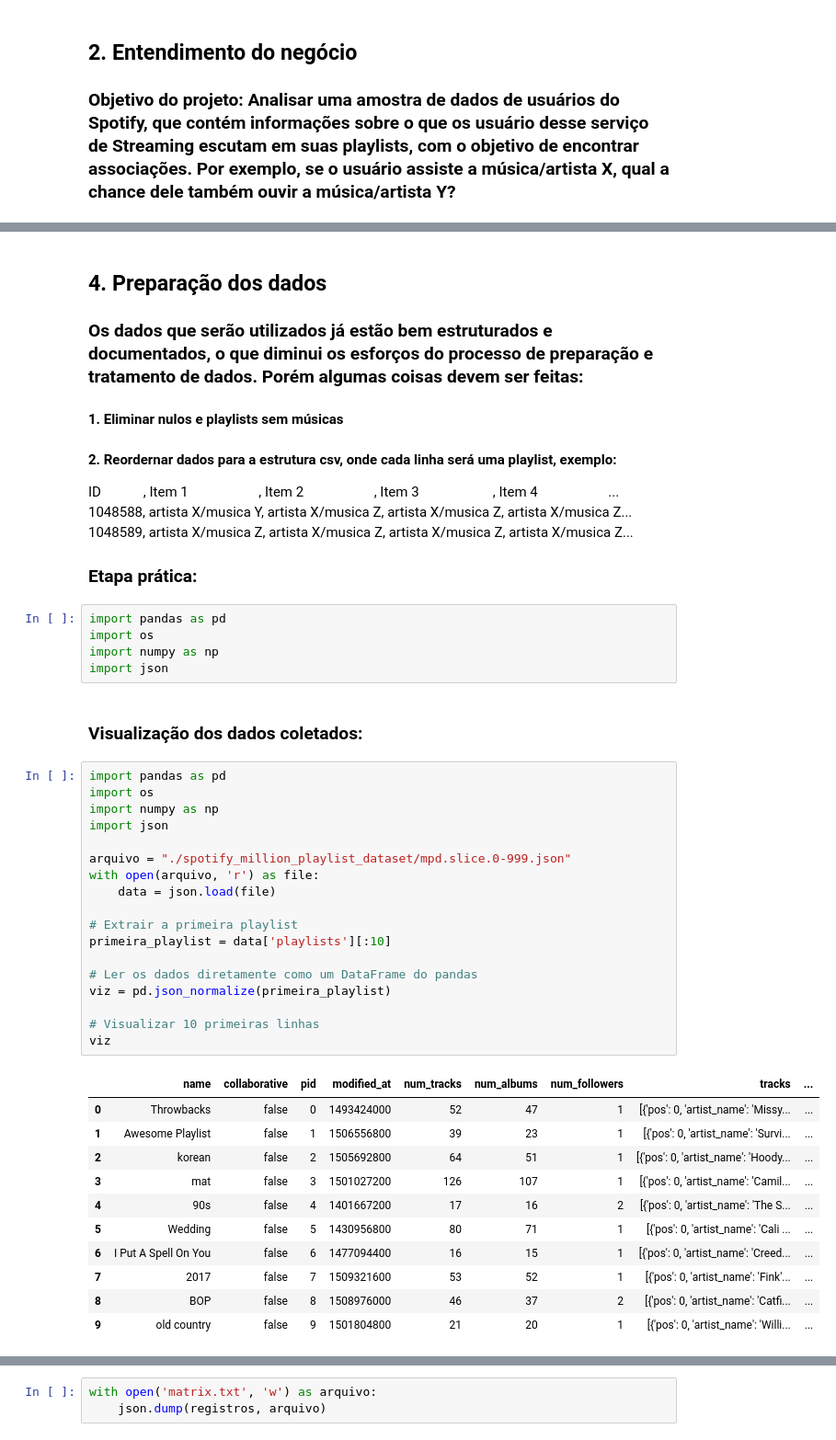
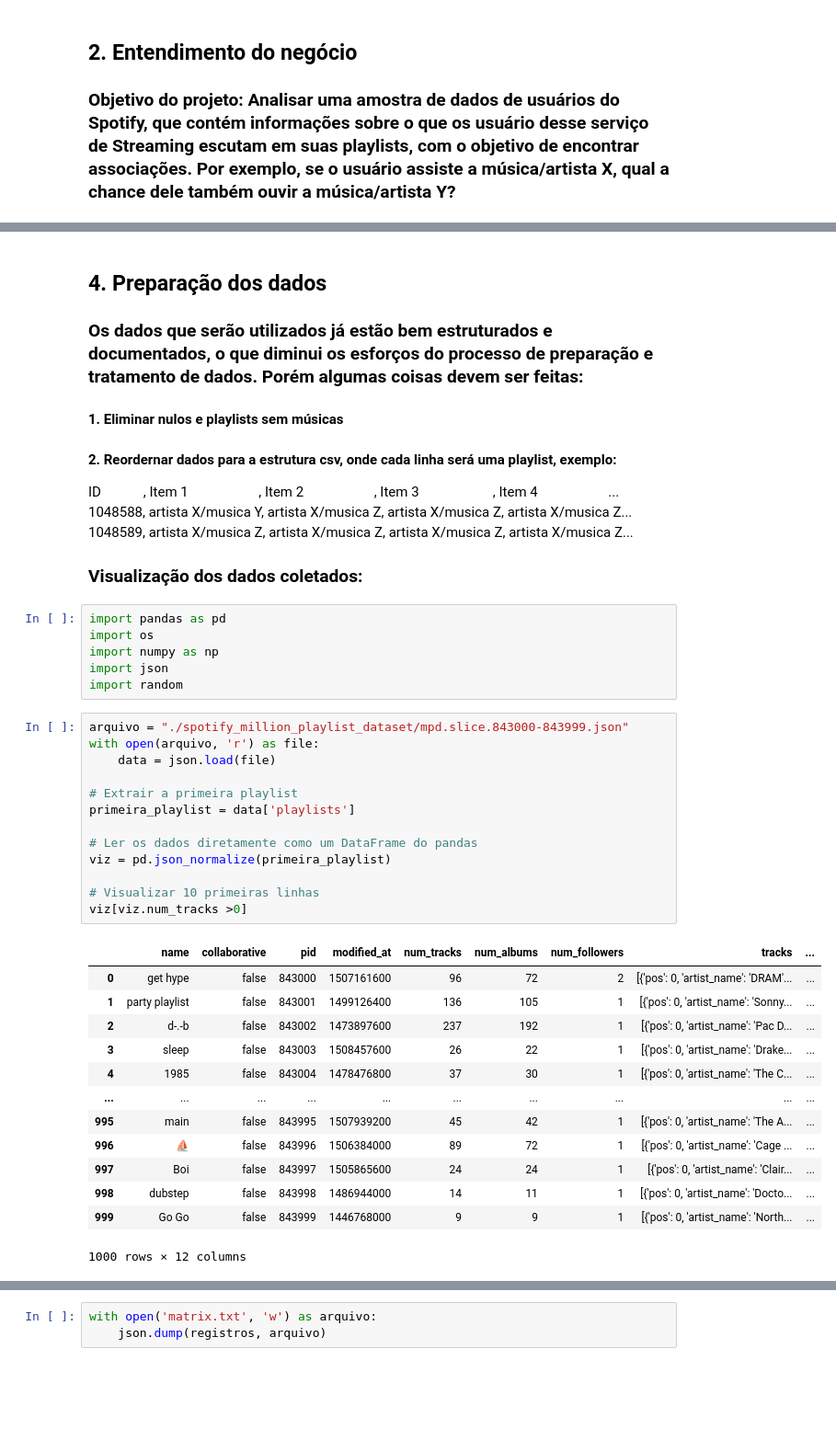
Before and after one commit to PedroCozzati/Data_Mining_Association_Spotify, a Jupyter notebook: AssociacaoSpotify.ipynb, the cells around one changed output, grey strips where cells are left out. Shown at 92% size. Drawn from its saved outputs; the diff is of its cells as text; blank space fills up the shorter version.

```diff
--- a/AssociacaoSpotify.ipynb
+++ b/AssociacaoSpotify.ipynb
@@ -162,41 +162,37 @@ ID&emsp;&emsp;&emsp;, Item 1&emsp;&emsp;&emsp;&emsp;&emsp;, Item 2&emsp;&emsp;&e
 1048588, artista X/musica Y, artista X/musica Z, artista X/musica Z, artista X/musica Z... <br>
 1048589, artista X/musica Z, artista X/musica Z, artista X/musica Z, artista X/musica Z... <br>
 
-### Etapa prática:
+### Visualização dos dados coletados:
 # %%
 import pandas as pd
 import os
 import numpy as np
 import json
+import random
-# %% [markdown]
-### Visualização dos dados coletados:
-# %%
-import pandas as pd
-import os
-import numpy as np
-import json
-
-arquivo = "./spotify_million_playlist_dataset/mpd.slice.0-999.json"
-with open(arquivo, 'r') as file:
-    data = json.load(file)
-
-# Extrair a primeira playlist
-primeira_playlist = data['playlists'][:10]
-
-# Ler os dados diretamente como um DataFrame do pandas
-viz = pd.json_normalize(primeira_playlist)
-
-# Visualizar 10 primeiras linhas
-viz
-# %% [output]
-|  | name | collaborative | pid | modified_at | num_tracks | num_albums | num_followers | tracks | ... |
-| 0 | Throwbacks | false | 0 | 1493424000 | 52 | 47 | 1 | [{'pos': 0, 'artist_name': 'Missy... | ... |
-| 1 | Awesome Playlist | false | 1 | 1506556800 | 39 | 23 | 1 | [{'pos': 0, 'artist_name': 'Survi... | ... |
-| 2 | korean | false | 2 | 1505692800 | 64 | 51 | 1 | [{'pos': 0, 'artist_name': 'Hoody... | ... |
-| 3 | mat | false | 3 | 1501027200 | 126 | 107 | 1 | [{'pos': 0, 'artist_name': 'Camil... | ... |
-| 4 | 90s | false | 4 | 1401667200 | 17 | 16 | 2 | [{'pos': 0, 'artist_name': 'The S... | ... |
-| 5 | Wedding | false | 5 | 1430956800 | 80 | 71 | 1 | [{'pos': 0, 'artist_name': 'Cali ... | ... |
-| 6 | I Put A Spell On You | false | 6 | 1477094400 | 16 | 15 | 1 | [{'pos': 0, 'artist_name': 'Creed... | ... |
-| 7 | 2017 | false | 7 | 1509321600 | 53 | 52 | 1 | [{'pos': 0, 'artist_name': 'Fink'... | ... |
-| 8 | BOP | false | 8 | 1508976000 | 46 | 37 | 2 | [{'pos': 0, 'artist_name': 'Catfi... | ... |
-| 9 | old country | false | 9 | 1501804800 | 21 | 20 | 1 | [{'pos': 0, 'artist_name': 'Willi... | ... |
+# %%
+arquivo = "./spotify_million_playlist_dataset/mpd.slice.843000-843999.json"
+with open(arquivo, 'r') as file:
+    data = json.load(file)
+
+# Extrair a primeira playlist
+primeira_playlist = data['playlists']
+
+# Ler os dados diretamente como um DataFrame do pandas
+viz = pd.json_normalize(primeira_playlist)
+
+# Visualizar 10 primeiras linhas
+viz[viz.num_tracks >0]
+# %% [output]
+|  | name | collaborative | pid | modified_at | num_tracks | num_albums | num_followers | tracks | ... |
+| 0 | get hype | false | 843000 | 1507161600 | 96 | 72 | 2 | [{'pos': 0, 'artist_name': 'DRAM'... | ... |
+| 1 | party playlist | false | 843001 | 1499126400 | 136 | 105 | 1 | [{'pos': 0, 'artist_name': 'Sonny... | ... |
+| 2 | d-.-b | false | 843002 | 1473897600 | 237 | 192 | 1 | [{'pos': 0, 'artist_name': 'Pac D... | ... |
+| 3 | sleep | false | 843003 | 1508457600 | 26 | 22 | 1 | [{'pos': 0, 'artist_name': 'Drake... | ... |
+| 4 | 1985 | false | 843004 | 1478476800 | 37 | 30 | 1 | [{'pos': 0, 'artist_name': 'The C... | ... |
+| ... | ... | ... | ... | ... | ... | ... | ... | ... | ... |
+| 995 | main | false | 843995 | 1507939200 | 45 | 42 | 1 | [{'pos': 0, 'artist_name': 'The A... | ... |
+| 996 | ⛵️ | false | 843996 | 1506384000 | 89 | 72 | 1 | [{'pos': 0, 'artist_name': 'Cage ... | ... |
+| 997 | Boi | false | 843997 | 1505865600 | 24 | 24 | 1 | [{'pos': 0, 'artist_name': 'Clair... | ... |
+| 998 | dubstep | false | 843998 | 1486944000 | 14 | 11 | 1 | [{'pos': 0, 'artist_name': 'Docto... | ... |
+| 999 | Go Go | false | 843999 | 1446768000 | 9 | 9 | 1 | [{'pos': 0, 'artist_name': 'North... | ... |
+1000 rows × 12 columns
```
Also changed, not shown: parts of 39 cells of this notebook.
